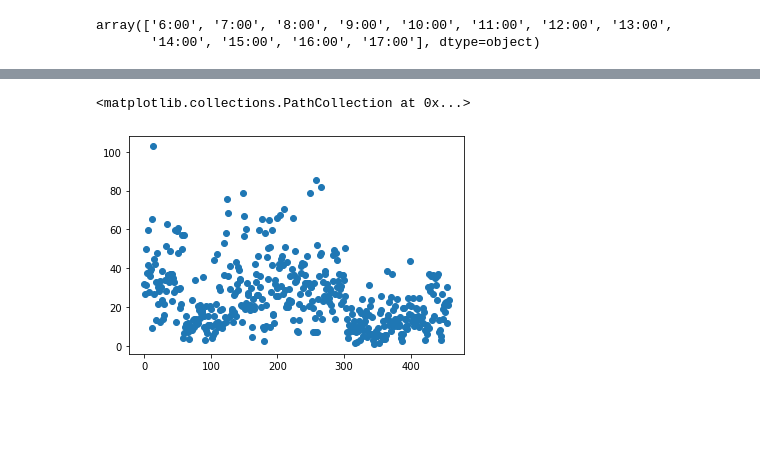
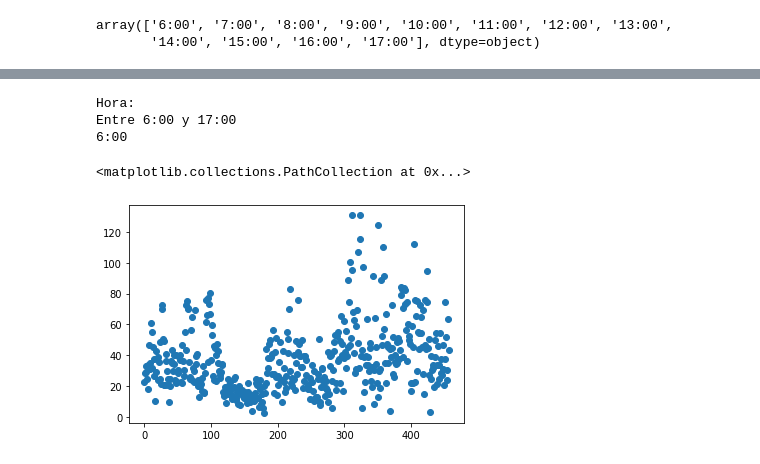
Before and after one commit to only-Robin/Proyecto-Electronica, a Jupyter notebook: DATOS SOLAR/Pre procesados/Clasificación de datos.ipynb, the cells around one changed output, grey strips where cells are left out. Drawn from its saved outputs; the diff is of its cells as text; code cells hidden in the pictures; blank space fills up the shorter version.

```diff
--- a/DATOS SOLAR/Pre procesados/Clasificación de datos.ipynb
+++ b/DATOS SOLAR/Pre procesados/Clasificación de datos.ipynb
@@ -43,11 +43,14 @@ def nuevoFrame(mesActual):
     irradiacion = []
     fechas = []
     horas = []
-    while i<len(mesActual):
-        fechas.append(mesActual['Fecha'][i])
-        horas.append(mesActual['Hora'][i])
-        energia.append(mesActual['Potencia [kW]'][i:i+12].sum()/12)
-        irradiacion.append(mesActual['Insolacion [W/m2]'][i:i+12].sum()/12)
-        i+=12
-    datos = pd.DataFrame({'Fecha':fechas,'Hora':horas,'Energia [kWh]':energia,'Irradiacion [Wh/m2]':irradiacion})
-    return datos
+    try:
+        while i<len(mesActual):
+            fechas.append(mesActual['Fecha'][i])
+            horas.append(mesActual['Hora'][i])
+            energia.append(mesActual['Potencia [kW]'][i:i+12].sum()/12)
+            irradiacion.append(mesActual['Insolacion [W/m2]'][i:i+12].sum()/12)
+            i+=12
+        datos = pd.DataFrame({'Fecha':fechas,'Hora':horas,'Energia [kWh]':energia,'Irradiacion [Wh/m2]':irradiacion})
+        return datos
+    except:
+        pass
@@ -175,5 +155,9 @@ porHora
 # %%
-plt.scatter(range(len(dataFrame[dataFrame['Hora']=='10:00'])),dataFrame[dataFrame['Hora']=='17:00']['Irradiacion [Wh/m2]'])
+hora = input('Hora: \nEntre 6:00 y 17:00\n')
+plt.scatter(range(len(dataFrame[dataFrame['Hora']==hora])),dataFrame[dataFrame['Hora']==hora]['Irradiacion [Wh/m2]'])
 # %% [output]
-<matplotlib.collections.PathCollection at 0x...>
+Hora:
+Entre 6:00 y 17:00
+6:00
+<matplotlib.collections.PathCollection at 0x...>
-[figure, old version]
+[figure, new version]
```
Also changed, not shown: parts of 17 cells of this notebook, 3 other files.
